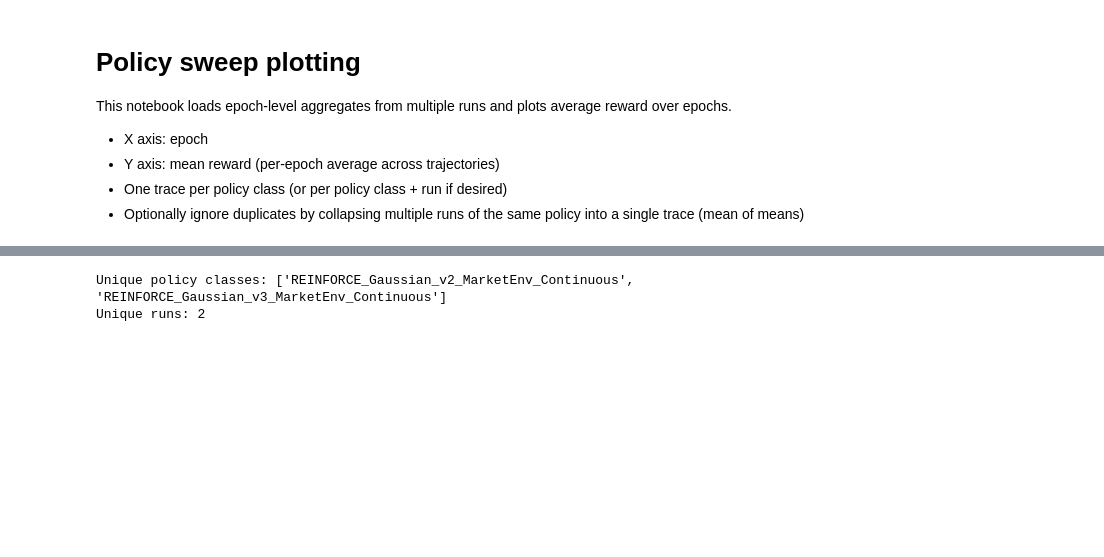
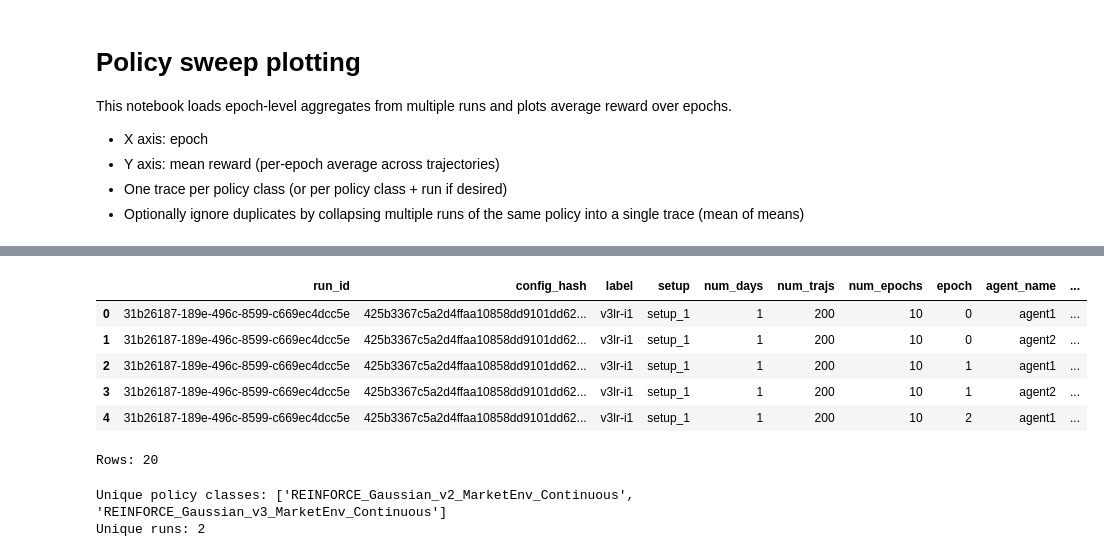
Before and after one commit to nish-ku-121/derby, a Jupyter notebook: results/notebooks/Policy Sweep Plot.ipynb, the cells around one changed output, grey strips where cells are left out. Saved outputs shown, nothing was run; the diff lists cells and outputs as text; code cells hidden in the pictures; blank space fills up the shorter version.

```diff
--- a/results/notebooks/Policy Sweep Plot.ipynb
+++ b/results/notebooks/Policy Sweep Plot.ipynb
@@ -40,3 +40,15 @@ Rows: 40
+# %%
+_temp = df[df["label"] == "v3lr-i1"]
+display(_temp.head())
+print('Rows:', len(_temp))
+# %% [output]
+|  | run_id | config_hash | label | setup | num_days | num_trajs | num_epochs | epoch | agent_name | ... |
+| 0 | 31b26187-189e-496c-8599-c669ec4dcc5e | 425b3367c5a2d4ffaa10858dd9101dd62... | v3lr-i1 | setup_1 | 1 | 200 | 10 | 0 | agent1 | ... |
+| 1 | 31b26187-189e-496c-8599-c669ec4dcc5e | 425b3367c5a2d4ffaa10858dd9101dd62... | v3lr-i1 | setup_1 | 1 | 200 | 10 | 0 | agent2 | ... |
+| 2 | 31b26187-189e-496c-8599-c669ec4dcc5e | 425b3367c5a2d4ffaa10858dd9101dd62... | v3lr-i1 | setup_1 | 1 | 200 | 10 | 1 | agent1 | ... |
+| 3 | 31b26187-189e-496c-8599-c669ec4dcc5e | 425b3367c5a2d4ffaa10858dd9101dd62... | v3lr-i1 | setup_1 | 1 | 200 | 10 | 1 | agent2 | ... |
+| 4 | 31b26187-189e-496c-8599-c669ec4dcc5e | 425b3367c5a2d4ffaa10858dd9101dd62... | v3lr-i1 | setup_1 | 1 | 200 | 10 | 2 | agent1 | ... |
+Rows: 20
 # %%
 # Filter to selected setup and agent, and optional label
 if df.empty:
```
Also changed, not shown: parts of 1 cell of this notebook, 5 other files.
